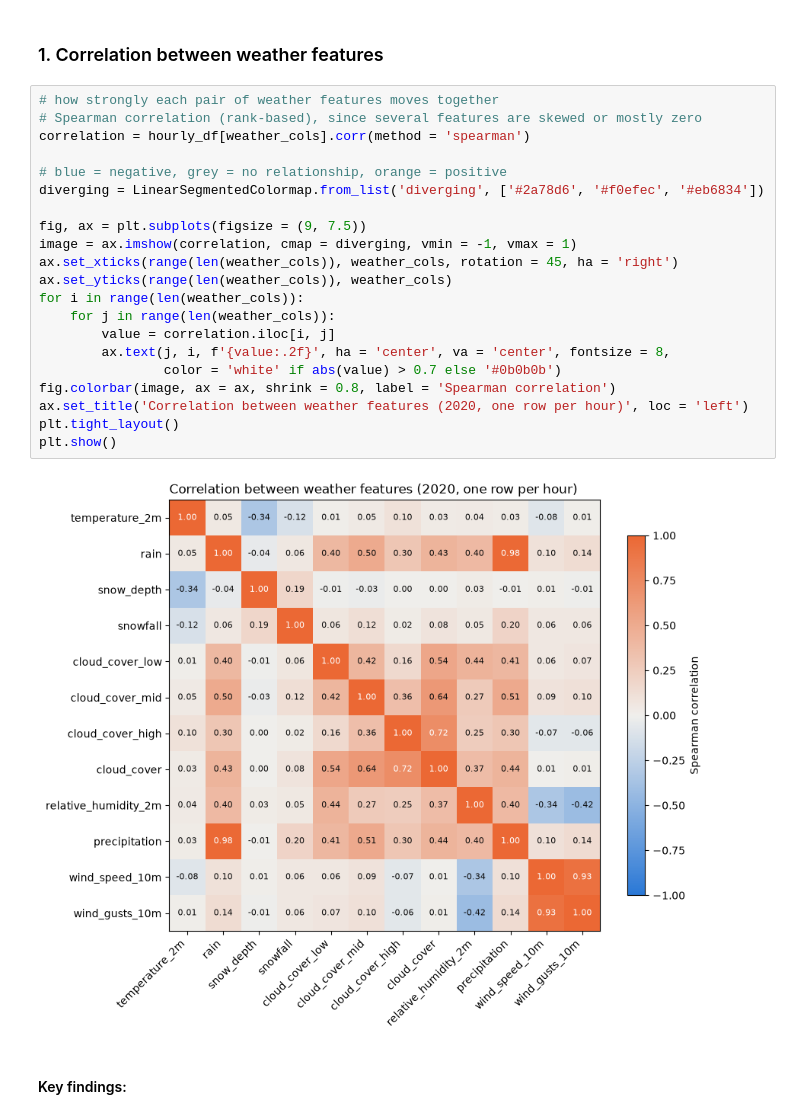
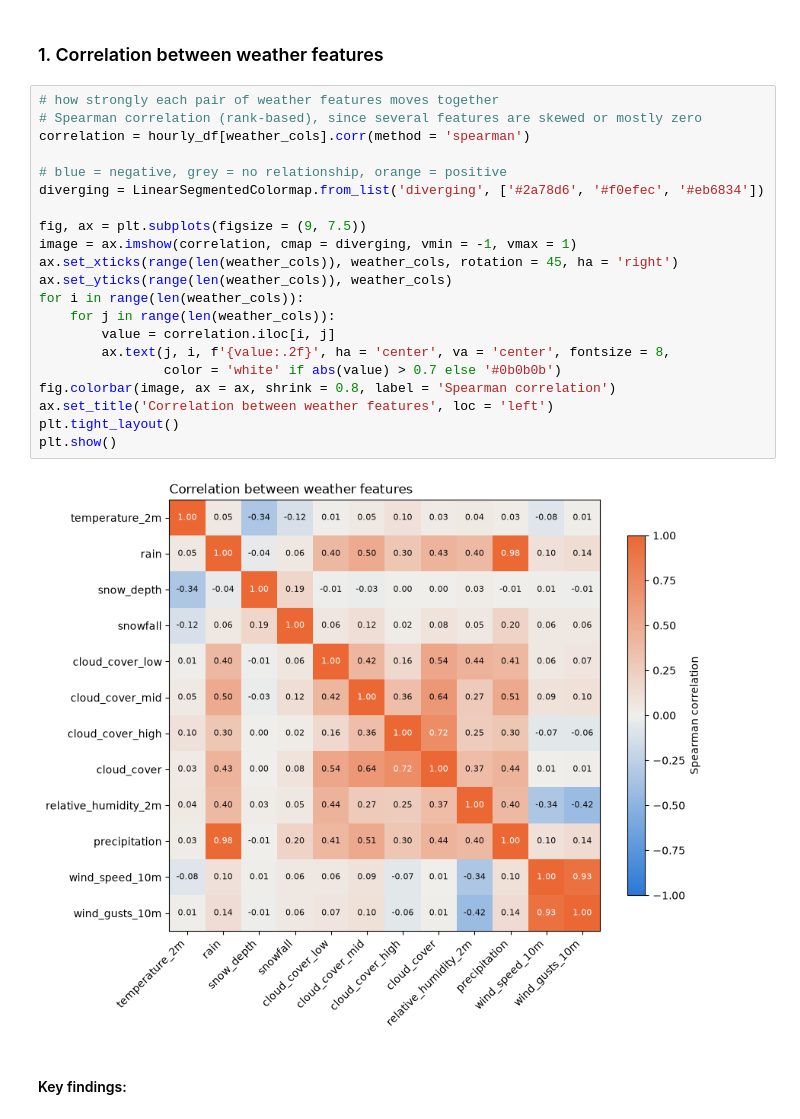
Before and after one commit to amelia-lee-smu/CS610-Applied-Machine-Learning, a Jupyter notebook: notebooks/eda_weather_feature_selection.ipynb, the cells around one changed output. Saved outputs shown, nothing was run; the diff lists cells and outputs as text.

```diff
--- a/notebooks/eda_weather_feature_selection.ipynb
+++ b/notebooks/eda_weather_feature_selection.ipynb
@@ -43,26 +43,26 @@ hourly_df = (
 # %%
 # how strongly each pair of weather features moves together
 # Spearman correlation (rank-based), since several features are skewed or mostly zero
 correlation = hourly_df[weather_cols].corr(method = 'spearman')
 
 # blue = negative, grey = no relationship, orange = positive
 diverging = LinearSegmentedColormap.from_list('diverging', ['#2a78d6', '#f0efec', '#eb6834'])
 
 fig, ax = plt.subplots(figsize = (9, 7.5))
 image = ax.imshow(correlation, cmap = diverging, vmin = -1, vmax = 1)
 ax.set_xticks(range(len(weather_cols)), weather_cols, rotation = 45, ha = 'right')
 ax.set_yticks(range(len(weather_cols)), weather_cols)
 for i in range(len(weather_cols)):
     for j in range(len(weather_cols)):
         value = correlation.iloc[i, j]
         ax.text(j, i, f'{value:.2f}', ha = 'center', va = 'center', fontsize = 8,
                 color = 'white' if abs(value) > 0.7 else '#0b0b0b')
 fig.colorbar(image, ax = ax, shrink = 0.8, label = 'Spearman correlation')
-ax.set_title('Correlation between weather features (2020, one row per hour)', loc = 'left')
+ax.set_title('Correlation between weather features', loc = 'left')
 plt.tight_layout()
 plt.show()
 # %% [output]
-[figure, old version]
+[figure, new version]
 # %% [markdown]
 #### Key findings:
 # %% [markdown]
```
Also changed, not shown: parts of 1 cell of this notebook.
